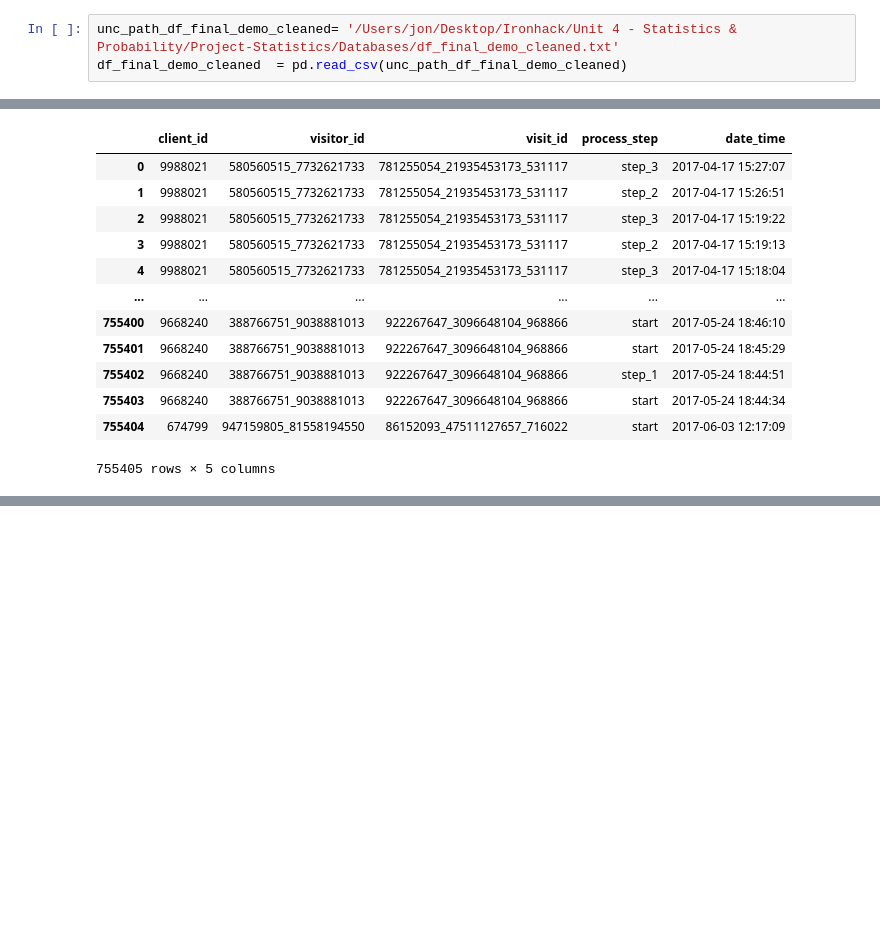
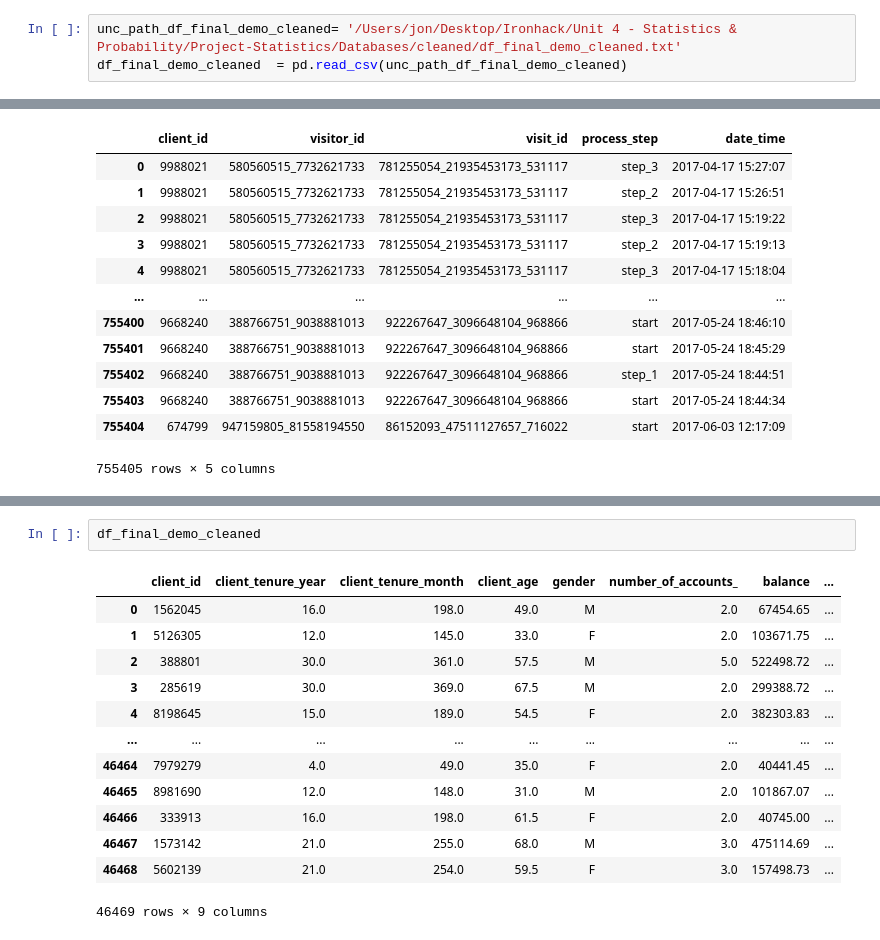
Before and after one commit to JonMc19/Project-Statistics, a Jupyter notebook: Python_files/exploration_ddff.ipynb, the cells around one changed output, grey strips where cells are left out. Drawn from its saved outputs; the diff is of its cells as text; blank space fills up the shorter version.

Commit message:
sql updated database and more exploration on the ddff

```diff
--- a/Python_files/exploration_ddff.ipynb
+++ b/Python_files/exploration_ddff.ipynb
@@ -5,4 +5,4 @@ unc_path_df_cleaned_merged_web_data = '/Users/jon/Desktop/Ironhack/Unit 4 - Stat
 df_cleaned_merged_web_data  = pd.read_csv(unc_path_df_cleaned_merged_web_data)
 # %%
-unc_path_df_final_demo_cleaned= '/Users/jon/Desktop/Ironhack/Unit 4 - Statistics & Probability/Project-Statistics/Databases/df_final_demo_cleaned.txt'
+unc_path_df_final_demo_cleaned= '/Users/jon/Desktop/Ironhack/Unit 4 - Statistics & Probability/Project-Statistics/Databases/cleaned/df_final_demo_cleaned.txt'
 df_final_demo_cleaned  = pd.read_csv(unc_path_df_final_demo_cleaned)
@@ -24,0 +34,16 @@ df_cleaned_merged_web_data
+# %%
+df_final_demo_cleaned
+# %% [output]
+|  | client_id | client_tenure_year | client_tenure_month | client_age | gender | number_of_accounts_ | balance | ... |
+| 0 | 1562045 | 16.0 | 198.0 | 49.0 | M | 2.0 | 67454.65 | ... |
+| 1 | 5126305 | 12.0 | 145.0 | 33.0 | F | 2.0 | 103671.75 | ... |
+| 2 | 388801 | 30.0 | 361.0 | 57.5 | M | 5.0 | 522498.72 | ... |
+| 3 | 285619 | 30.0 | 369.0 | 67.5 | M | 2.0 | 299388.72 | ... |
+| 4 | 8198645 | 15.0 | 189.0 | 54.5 | F | 2.0 | 382303.83 | ... |
+| ... | ... | ... | ... | ... | ... | ... | ... | ... |
+| 46464 | 7979279 | 4.0 | 49.0 | 35.0 | F | 2.0 | 40441.45 | ... |
+| 46465 | 8981690 | 12.0 | 148.0 | 31.0 | M | 2.0 | 101867.07 | ... |
+| 46466 | 333913 | 16.0 | 198.0 | 61.5 | F | 2.0 | 40745.00 | ... |
+| 46467 | 1573142 | 21.0 | 255.0 | 68.0 | M | 3.0 | 475114.69 | ... |
+| 46468 | 5602139 | 21.0 | 254.0 | 59.5 | F | 3.0 | 157498.73 | ... |
+46469 rows × 9 columns
```
Also changed, not shown: parts of 15 cells of this notebook, 4 other files.
